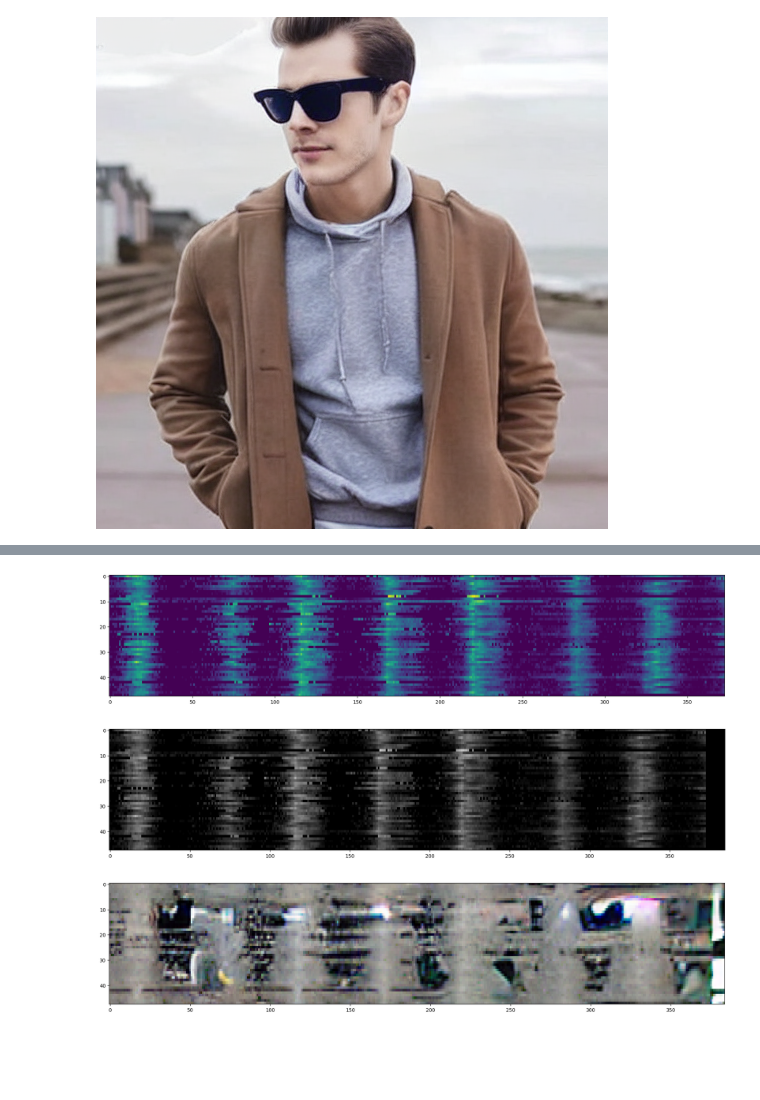
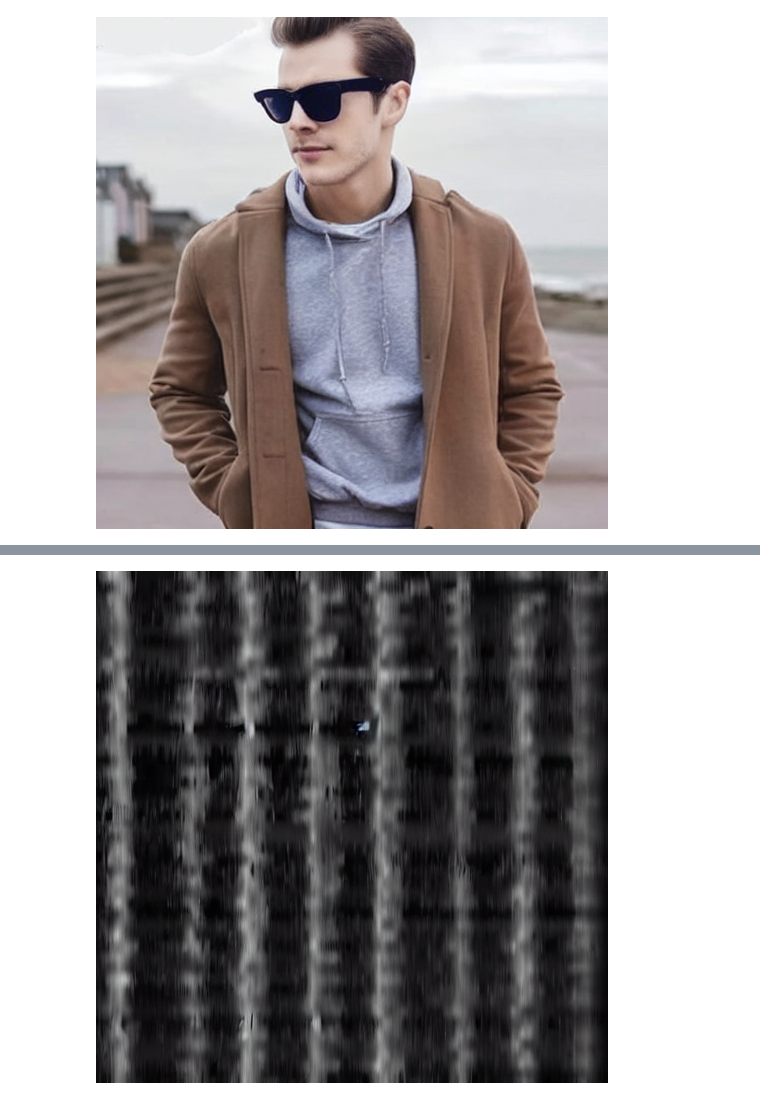
Before and after one commit to reichlab/flusion, a Jupyter notebook: code/outpaint/outpaint.ipynb, the cells around one changed output, grey strips where cells are left out. Drawn from its saved outputs; the diff is of its cells as text; code cells hidden in the pictures; blank space fills up the shorter version.

```diff
--- a/code/outpaint/outpaint.ipynb
+++ b/code/outpaint/outpaint.ipynb
@@ -145,12 +199,13 @@ train_img_aug.
 # %%
-control_image = make_inpaint_condition(train_img_aug, mask)
+control_image = make_inpaint_condition(encoded_data['control'], encoded_data['mask'])
 
-out_image = pipe(
-    "a greyscale picture of waves viewed from above",
-    num_inference_steps=50,
-    generator=generator,
-    eta=1.0,
-    image=train_img_aug.convert("RGB"),
-    mask_image=mask,
-    control_image=control_image,
-).images[0]
+out_images = pipe(
+  "a greyscale picture of waves viewed from above",
+  num_inference_steps=50,
+  generator=generator,
+  eta=1.0,
+  image=encoded_data['control'],
+  mask_image=encoded_data['mask'],
+  control_image=control_image,
+  num_images_per_prompt = 10
+).images
@@ -189,13 +211,0 @@ plt.tight_layout()
-# %%
-
-fig, ax = plt.subplots(figsize=(18, 4))
-ax.imshow(Image.fromarray((train_img * 255).astype('int8'), mode = "L"), interpolation='nearest', aspect = 'auto')
-plt.tight_layout()
-# %% [output]
-[figure, removed]
-# %%
-fig, ax = plt.subplots(figsize=(18, 4))
-ax.imshow(train_img_aug, interpolation='nearest', aspect = 'auto')
-plt.tight_layout()
-# %% [output]
-[figure, removed]
@@ -216,6 +212,4 @@ out_image = pipe(
-# %%
-fig, ax = plt.subplots(figsize=(18, 4))
-ax.imshow(out_image, interpolation='nearest', aspect = 'auto')
-plt.tight_layout()
-# %% [output]
-[figure, removed]
+# %%
+out_images[0]
+# %% [output]
+[figure, added]
```
Also changed, not shown: parts of 29 cells of this notebook, 2 other files.
